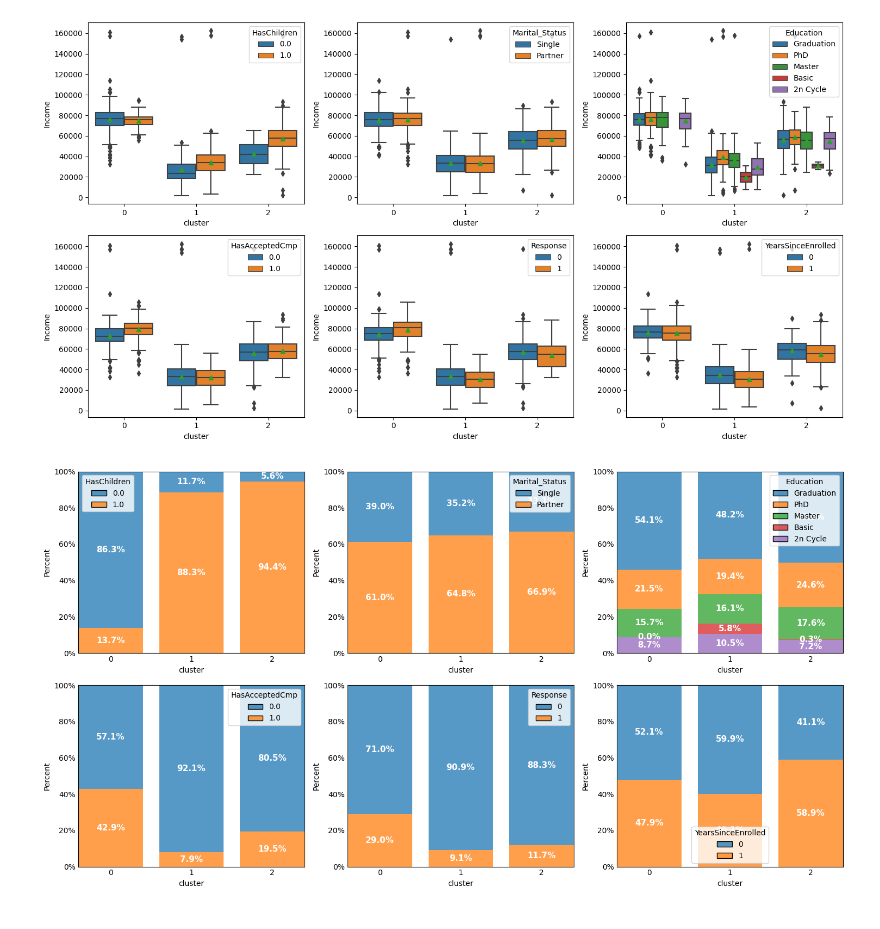
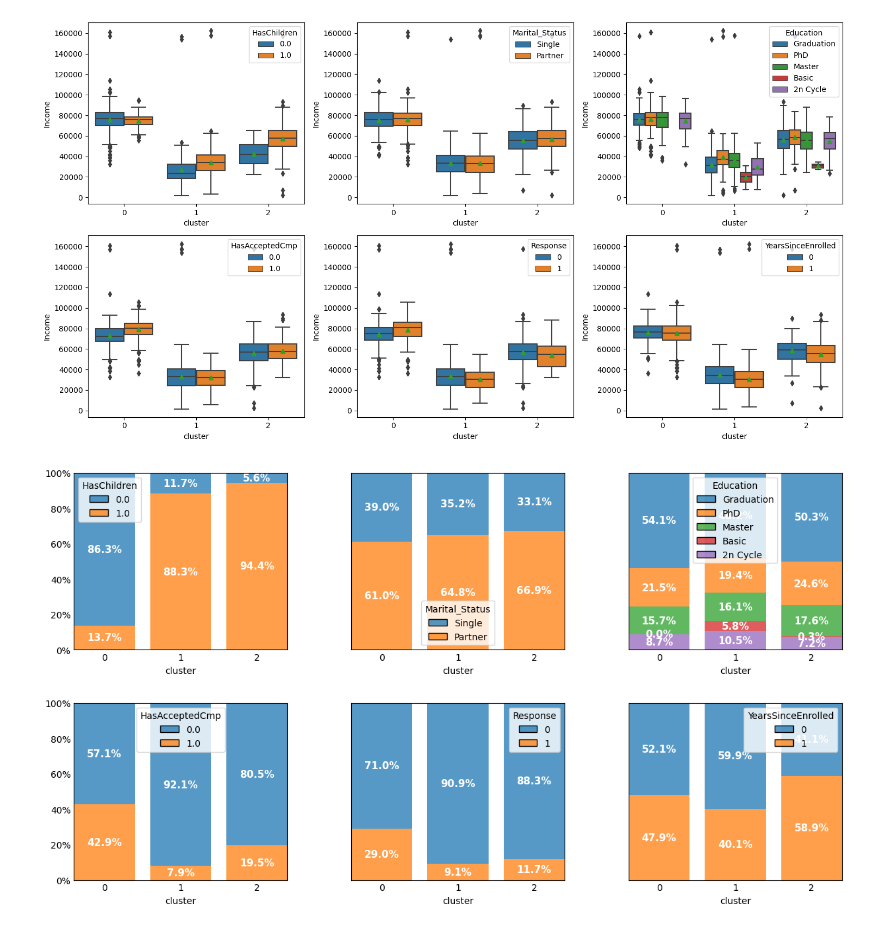
Before and after one commit to BraulioHermanson/IFOOD_2020, a Jupyter notebook: notebook/02_clustering.ipynb, the cells around one changed output. Cells and saved outputs as stored; diff of their text form; code cells hidden in the pictures.

Commit message:
Update charts

```diff
--- a/notebook/02_clustering.ipynb
+++ b/notebook/02_clustering.ipynb
@@ -313,26 +313,12 @@ for ax, col in zip(axs.flatten(), columns):
     sns.boxplot(x="cluster",y=cluster_diff_cols[1], data=df_clustered, ax=ax, showmeans=True,hue = col)
 # %% [output]
 [figure]
-# %%
-from matplotlib.ticker import PercentFormatter
-
-fig, axs = plt.subplots(nrows=2,ncols=3, figsize=(15,8), tight_layout = True)
-
-for ax, col in zip(axs.flatten(), columns):
-    h = sns.histplot(x="cluster", hue=col, data=df_clustered, ax=ax,multiple="fill",stat="percent",discrete=True, shrink= 0.8)
-    n_clusters = df_clustered["cluster"].nunique()
-    h.set_xticks(range(n_clusters))
-    h.yaxis.set_major_formatter(PercentFormatter(1))
-    h.set_label("")
-    h.tick_params(axis="both",which="both",length=0)
-
-    for bars in h.containers:
-        h.bar_label(bars,label_type="center", labels=[f'{b.get_height():.1%}' for b in bars], color = "white", weight="bold", fontsize=11)
-
-    for bar in h.patches:
-        bar.set_linewidth(0)
-
-plt.subplots_adjust(hspace=0.3,wspace=0.3)
-plt.show()
-# %% [output]
-[figure, removed]
+# %%
+from funcoes_aux import plot_columns_percent_by_cluster
+
+plot_columns_percent_by_cluster(
+    dataframe = df_clustered,
+    columns=columns,
+)
+# %% [output]
+[figure, added]
```
Also changed, not shown: parts of 1 cell of this notebook, 1 other file.
